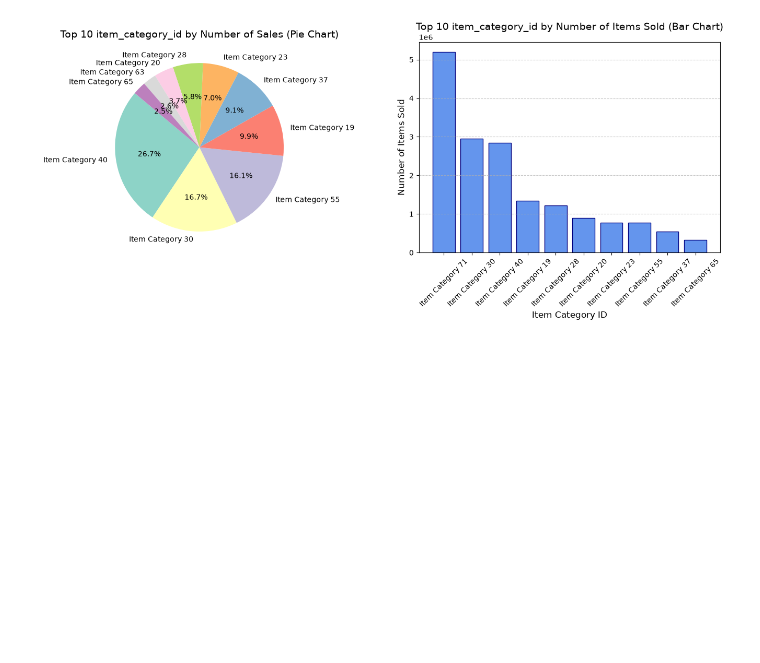
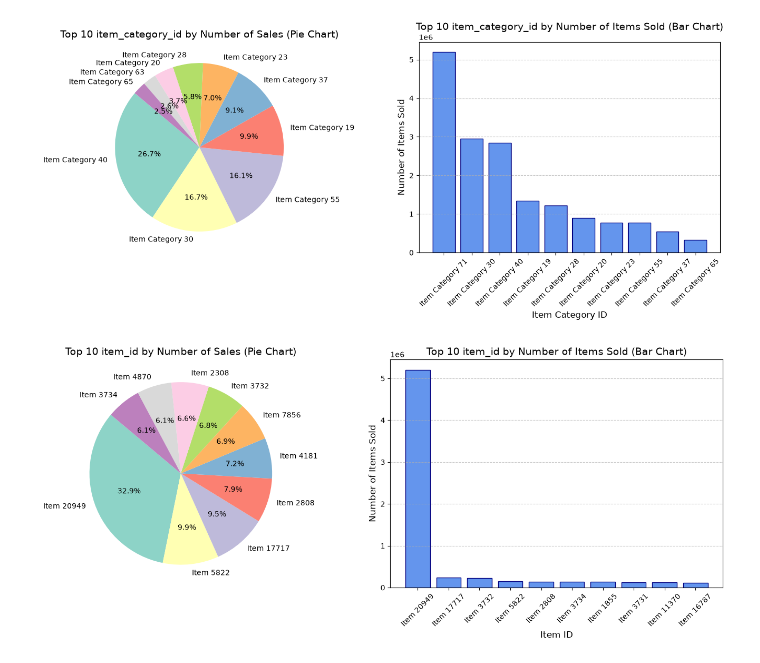
Before and after one commit to Dan23ws12/Kaggle-Predict-Future-Sales, a Jupyter notebook: src/exploratory_data_analysis.ipynb, the cells around one changed output. Cells and saved outputs as stored; diff of their text form; code cells hidden in the pictures; blank space fills up the shorter version.

Commit message:
added charts of other categorical variables to exploratory_data_analysis

```diff
--- a/src/exploratory_data_analysis.ipynb
+++ b/src/exploratory_data_analysis.ipynb
@@ -110,3 +110,7 @@ hlp.get_charts_for_cat_vars(sales, colname="shop_id")
 hlp.get_charts_for_cat_vars(sales, "item_category_id")
 # %% [output]
 [figure]
+# %%
+hlp.get_charts_for_cat_vars(sales, "item_id")
+# %% [output]
+[figure, added]
```
Also changed, not shown: parts of 1 cell of this notebook.
